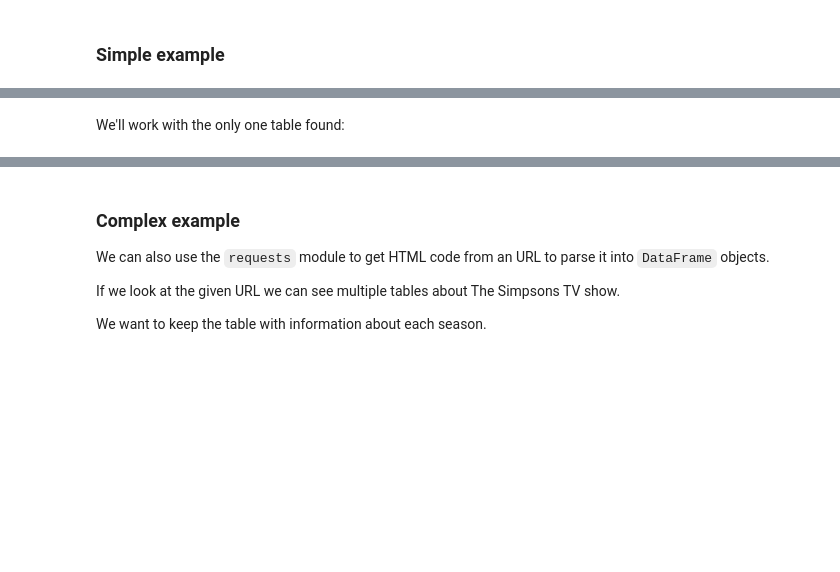
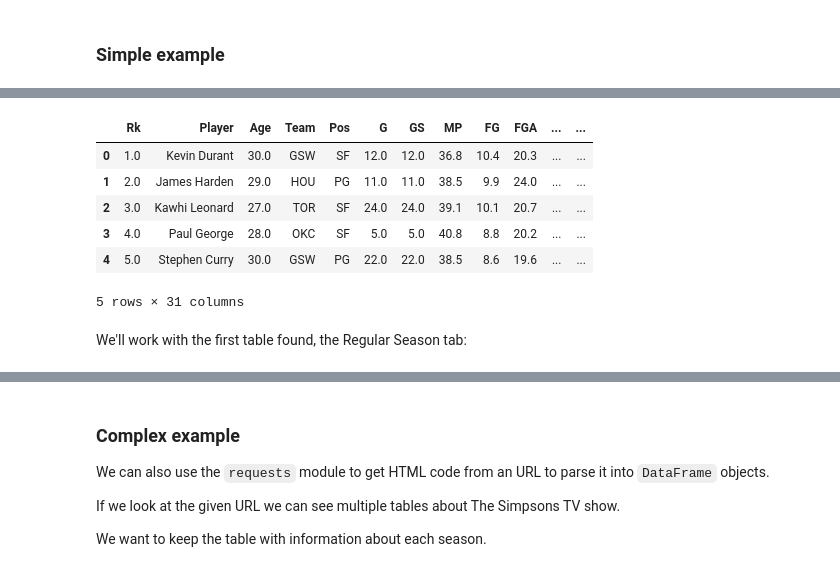
Before and after one commit to henrikenquist/data_analysis_with_python, a Jupyter notebook: 06_reading_data/lesson-17-reading-html-tables/files/Lecture.ipynb, the cells around one changed output, grey strips where cells are left out. Drawn from its saved outputs; the diff is of its cells as text; code cells hidden in the pictures; blank space fills up the shorter version.

```diff
--- a/06_reading_data/lesson-17-reading-html-tables/files/Lecture.ipynb
+++ b/06_reading_data/lesson-17-reading-html-tables/files/Lecture.ipynb
@@ -195,5 +212,16 @@ len(nba_tables)
+# %%
+# Second tab on page: Playoffs
+nba_tables[1].head()
+# %% [output]
+|  | Rk | Player | Age | Team | Pos | G | GS | MP | FG | FGA | ... | ... |
+| 0 | 1.0 | Kevin Durant | 30.0 | GSW | SF | 12.0 | 12.0 | 36.8 | 10.4 | 20.3 | ... | ... |
+| 1 | 2.0 | James Harden | 29.0 | HOU | PG | 11.0 | 11.0 | 38.5 | 9.9 | 24.0 | ... | ... |
+| 2 | 3.0 | Kawhi Leonard | 27.0 | TOR | SF | 24.0 | 24.0 | 39.1 | 10.1 | 20.7 | ... | ... |
+| 3 | 4.0 | Paul George | 28.0 | OKC | SF | 5.0 | 5.0 | 40.8 | 8.8 | 20.2 | ... | ... |
+| 4 | 5.0 | Stephen Curry | 30.0 | GSW | PG | 22.0 | 22.0 | 38.5 | 8.6 | 19.6 | ... | ... |
+5 rows × 31 columns
 # %% [markdown]
-We'll work with the only one table found:
+We'll work with the first table found, the Regular Season tab:
 # %%
 nba = nba_tables[0]
 # %%
```
Also changed, not shown: parts of 23 cells of this notebook, 17 other files.
